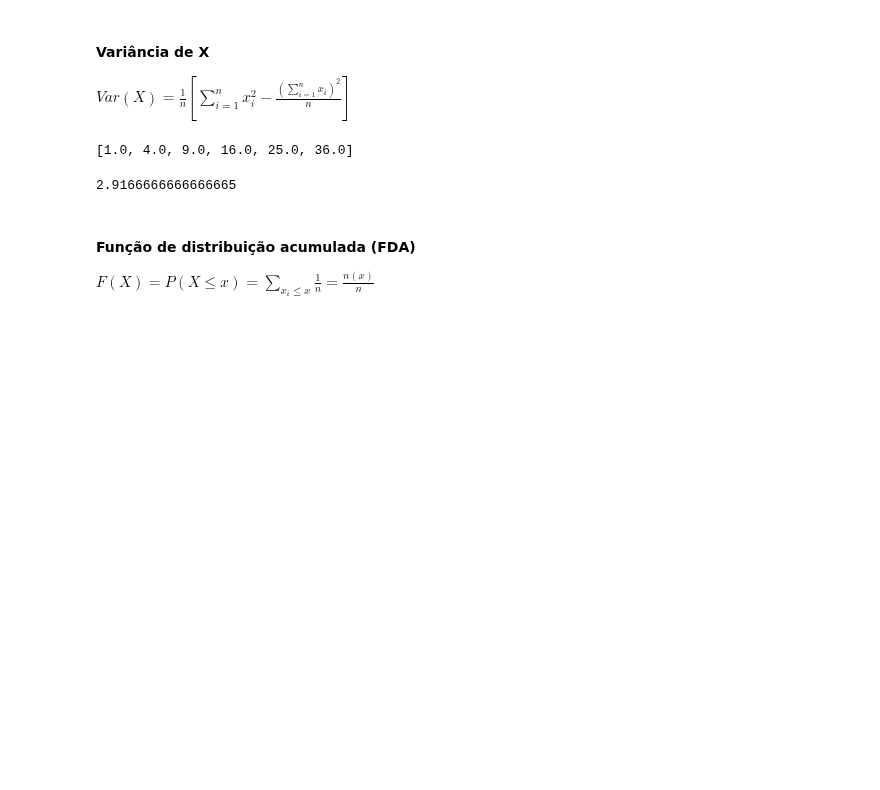
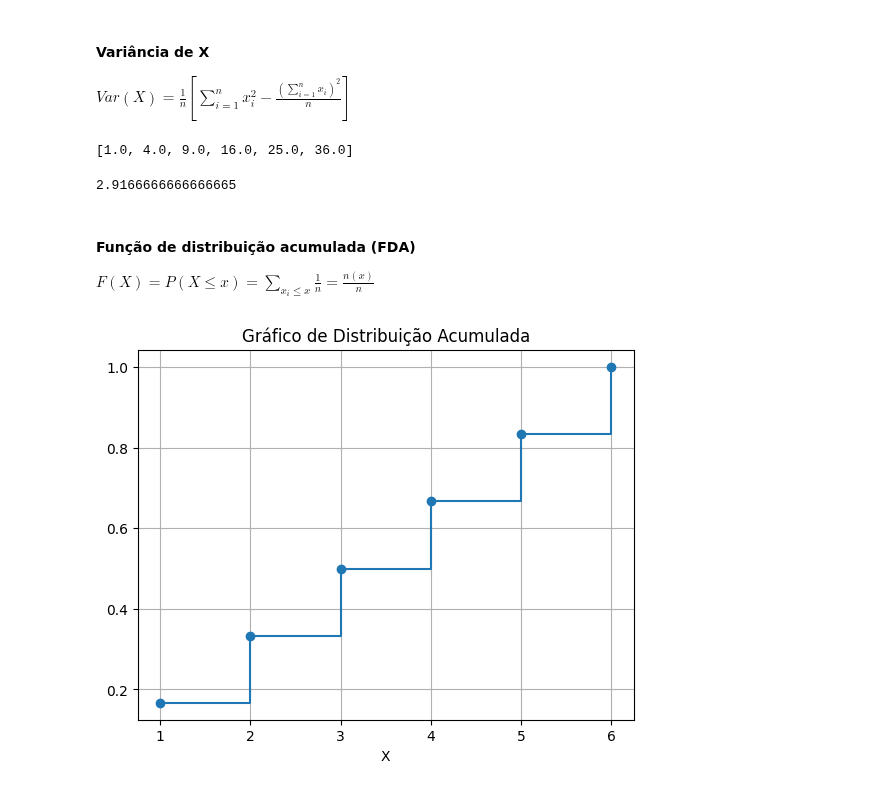
Before and after one commit to jvataidee/ManualdeAnalisedeDadosPython, a Jupyter notebook: cap5_variavel_aleatori_dist_probabilidade.ipynb, the cells around one changed output. Saved outputs shown, nothing was run; the diff lists cells and outputs as text; code cells hidden in the pictures; blank space fills up the shorter version.

```diff
--- a/cap5_variavel_aleatori_dist_probabilidade.ipynb
+++ b/cap5_variavel_aleatori_dist_probabilidade.ipynb
@@ -164,3 +191,21 @@ var
 #### **Função de distribuição acumulada (FDA)**
 
 $F(X)=P(X\leq x)=\sum_{x_i\leq x}\frac{1}{n}=\frac{n(x)}{n}$
+# %%
+# Valores de X e suas probabilidades
+valores_x = [1, 2, 3, 4, 5, 6, 7]
+probabilidades = [1/6, 1/6, 1/6, 1/6, 1/6, 1/6]
+
+# Calcular a porcentagem acumulada
+porcentagem_acumulada = np.cumsum(probabilidades)
+
+# Criar o gráfico de distribuição acumulada
+plt.plot(valores_x[:-1], porcentagem_acumulada, 'o-', drawstyle='steps-post')
+plt.xlabel('X')
+plt.title('Gráfico de Distribuição Acumulada')
+plt.grid(True)
+
+# Exibir o gráfico
+plt.show()
+# %% [output]
+[figure, added]
```
Also changed, not shown: parts of 29 cells of this notebook.
